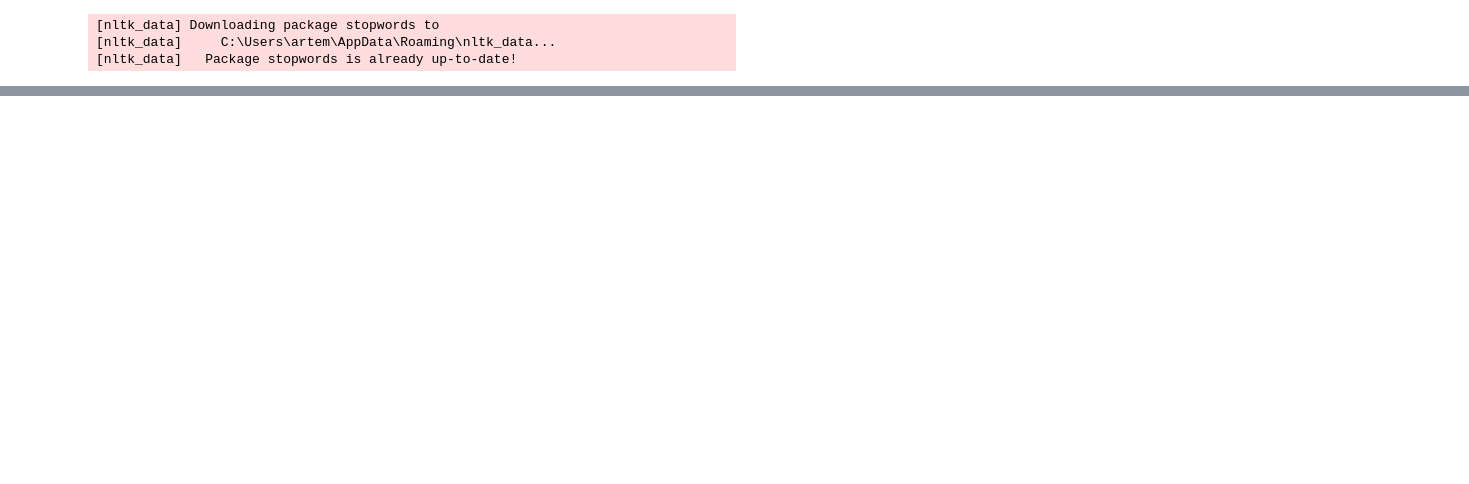
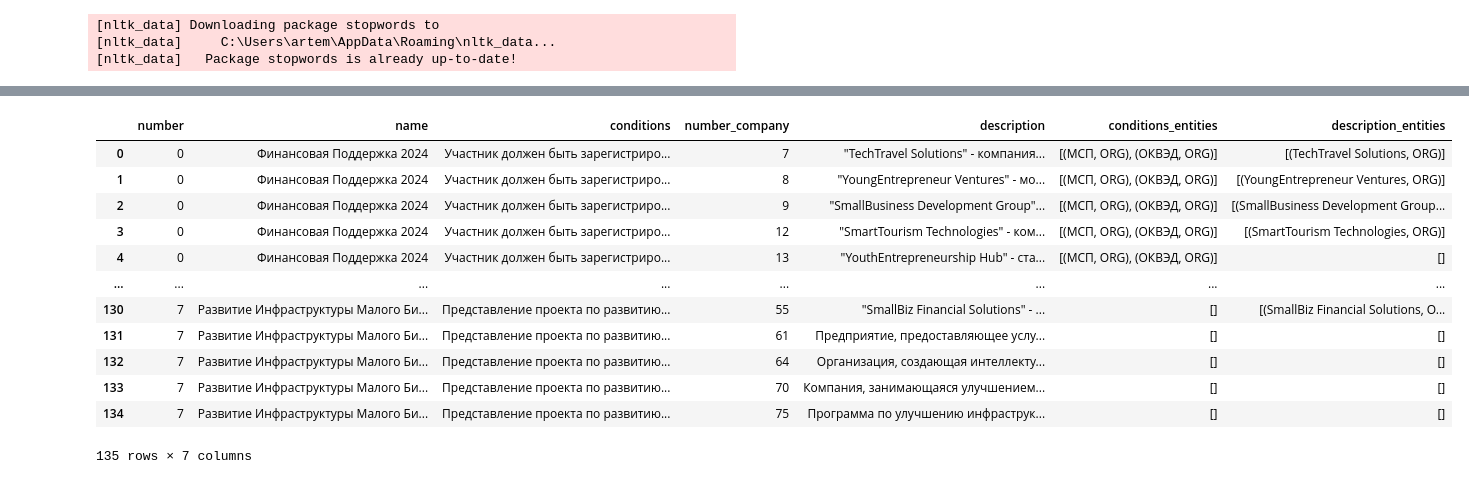
Before and after one commit to des3525/GovermentRecomendationProgs, a Jupyter notebook: ModelCheck/algoCheck.ipynb, the cells around one changed output, grey strips where cells are left out. Cells and saved outputs as stored; diff of their text form; code cells hidden in the pictures; blank space fills up the shorter version.

Commit message:
DataSet check

```diff
--- a/ModelCheck/algoCheck.ipynb
+++ b/ModelCheck/algoCheck.ipynb
@@ -27,7 +27,6 @@ df = pd.merge(df1, df2, left_on='number', right_on='programms')
 
 # Удаление ненужного столбца
 df = df.drop(columns=['programms'])
-pd.set_option('display.max_rows', None)
-pd.set_option('display.max_columns', None)
+
 df
 # %% [output]
@@ -73,0 +192,22 @@ Accuracy using TF-IDF: 1.0
+# %%
+# Загрузка данных с первого листа файла Excel
+df1 = pd.read_excel('../data/dataSet.xlsx', sheet_name='Программы')
+df2 = pd.read_excel('../data/dataSet.xlsx', sheet_name='Предприятия')
+
+# Преобразование строки в список
+df2['programms'] = df2['programms'].str.split(',')
+
+# "Взрыв" списка
+df2 = df2.explode('programms')
+
+# Преобразование типа данных для корректного слияния
+df2['programms'] = df2['programms'].astype(int)
+df1['number'] = df1['number'].astype(int)
+
+# Объединение двух DataFrame
+data = pd.merge(df1, df2, left_on='number', right_on='programms')
+
+# Удаление ненужного столбца
+data = data.drop(columns=['programms'])
+
+data
@@ -73,0 +282,33 @@ Accuracy using TF-IDF: 1.0
+# %%
+import spacy
+import pandas as pd
+
+# Загрузка русскоязычной модели spaCy
+nlp = spacy.load("ru_core_news_sm")
+
+# Функция извлечения сущностей из текста
+def extract_entities(text):
+    doc = nlp(text)
+    entities = [(ent.text, ent.label_) for ent in doc.ents]
+    return entities
+
+# Применение функции извлечения сущностей к столбцам 'conditions' и 'description'
+data['conditions_entities'] = data['conditions'].apply(extract_entities)
+data['description_entities'] = data['description'].apply(extract_entities)
+
+# Вывод обновленного датасета
+data
+# %% [output]
+|  | number | name | conditions | number_company | description | conditions_entities | description_entities |
+| 0 | 0 | Финансовая Поддержка 2024 | Участник должен быть зарегистриро... | 7 | "TechTravel Solutions" - компания... | [(МСП, ORG), (ОКВЭД, ORG)] | [(TechTravel Solutions, ORG)] |
+| 1 | 0 | Финансовая Поддержка 2024 | Участник должен быть зарегистриро... | 8 | "YoungEntrepreneur Ventures" - мо... | [(МСП, ORG), (ОКВЭД, ORG)] | [(YoungEntrepreneur Ventures, ORG)] |
+| 2 | 0 | Финансовая Поддержка 2024 | Участник должен быть зарегистриро... | 9 | "SmallBusiness Development Group"... | [(МСП, ORG), (ОКВЭД, ORG)] | [(SmallBusiness Development Group... |
+| 3 | 0 | Финансовая Поддержка 2024 | Участник должен быть зарегистриро... | 12 | "SmartTourism Technologies" - ком... | [(МСП, ORG), (ОКВЭД, ORG)] | [(SmartTourism Technologies, ORG)] |
+| 4 | 0 | Финансовая Поддержка 2024 | Участник должен быть зарегистриро... | 13 | "YouthEntrepreneurship Hub" - ста... | [(МСП, ORG), (ОКВЭД, ORG)] | [] |
+| ... | ... | ... | ... | ... | ... | ... | ... |
+| 130 | 7 | Развитие Инфраструктуры Малого Би... | Представление проекта по развитию... | 55 | "SmallBiz Financial Solutions" - ... | [] | [(SmallBiz Financial Solutions, O... |
+| 131 | 7 | Развитие Инфраструктуры Малого Би... | Представление проекта по развитию... | 61 | Предприятие, предоставляющее услу... | [] | [] |
+| 132 | 7 | Развитие Инфраструктуры Малого Би... | Представление проекта по развитию... | 64 | Организация, создающая интеллекту... | [] | [] |
+| 133 | 7 | Развитие Инфраструктуры Малого Би... | Представление проекта по развитию... | 70 | Компания, занимающаяся улучшением... | [] | [] |
+| 134 | 7 | Развитие Инфраструктуры Малого Би... | Представление проекта по развитию... | 75 | Программа по улучшению инфраструк... | [] | [] |
+135 rows × 7 columns
```
Also changed, not shown: parts of 13 cells of this notebook, 1 other file.
